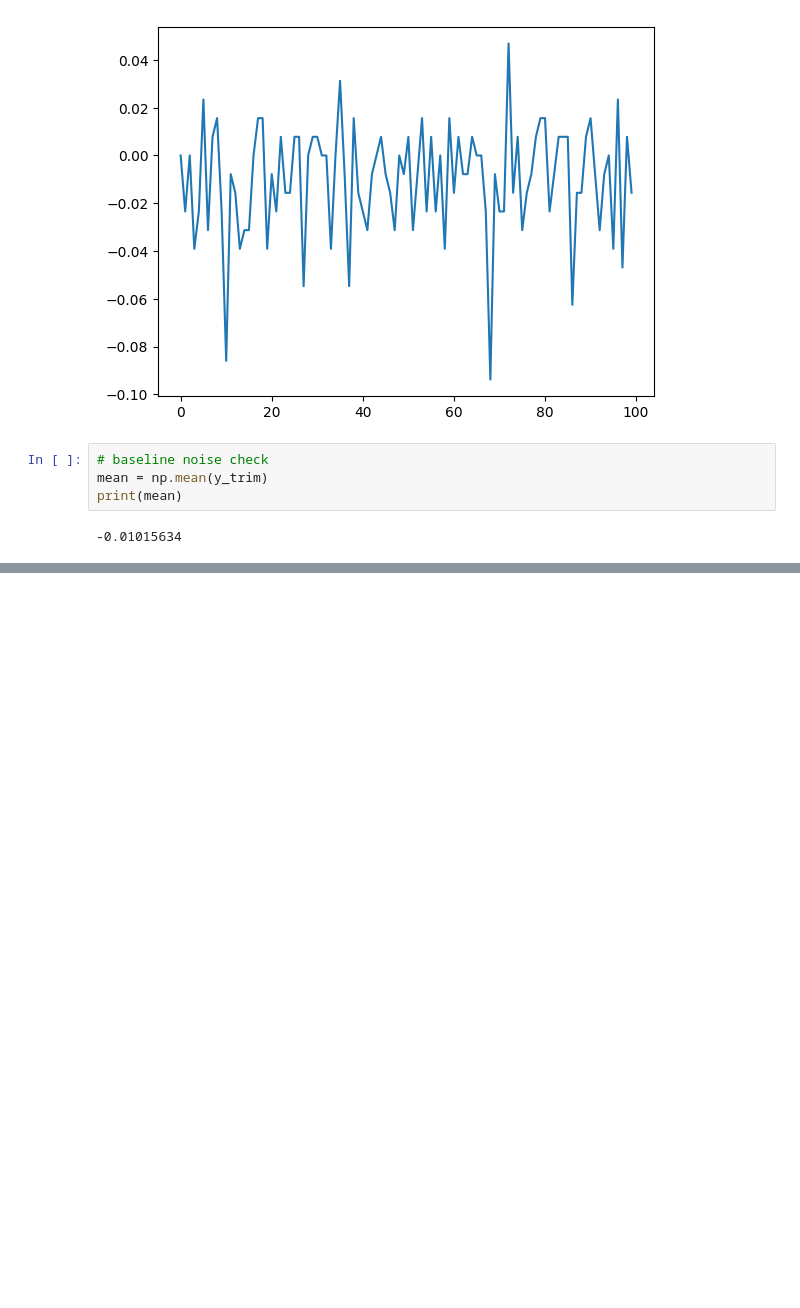
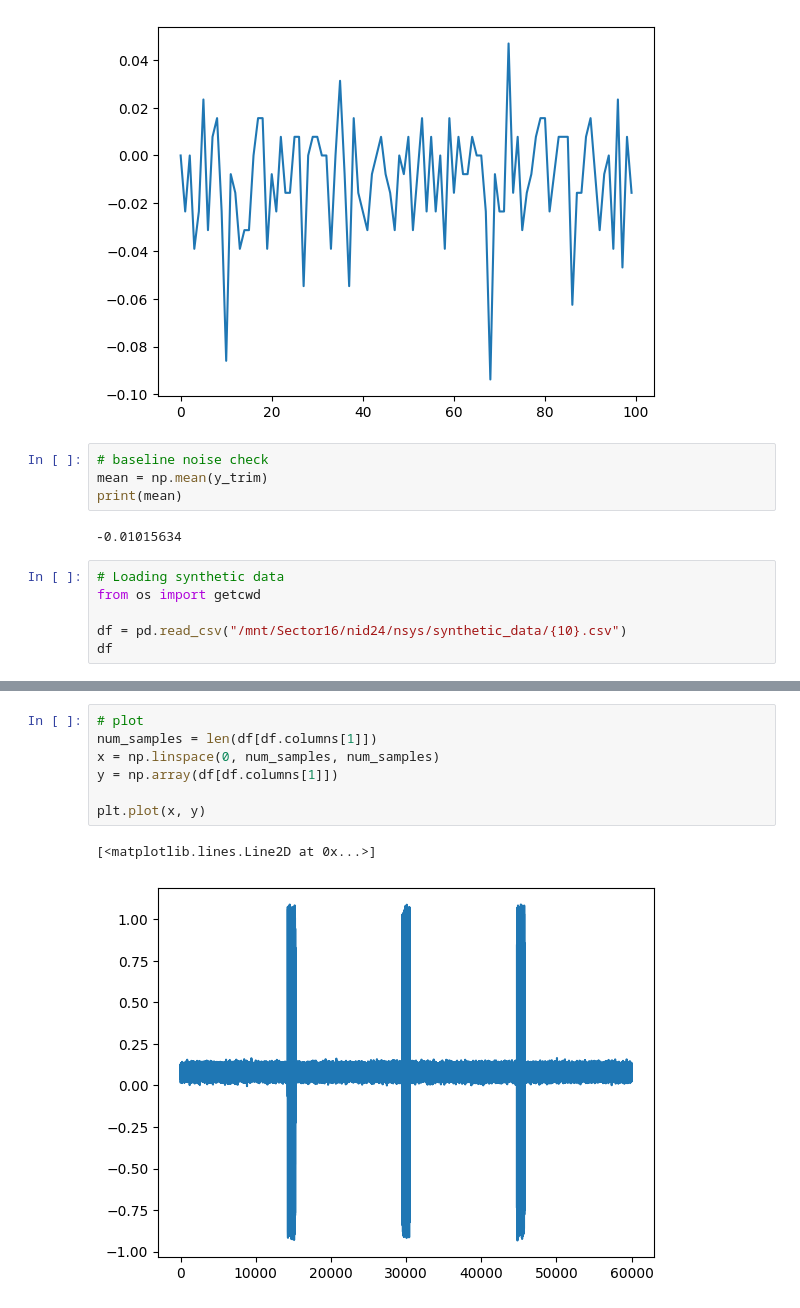
Before and after one commit to Raghav67816/NID-24, a Jupyter notebook: Signals Analysis.ipynb, the cells around one changed output, grey strips where cells are left out. Cells and saved outputs as stored; diff of their text form; blank space fills up the shorter version.

Commit message:
added synthetic emg signals generator

```diff
--- a/Signals Analysis.ipynb
+++ b/Signals Analysis.ipynb
@@ -55,3 +55,9 @@ mean = np.mean(y_trim)
 print(mean)
 # %% [output]
 -0.01015634
+# %%
+# Loading synthetic data
+from os import getcwd
+
+df = pd.read_csv("/mnt/Sector16/nid24/nsys/synthetic_data/{10}.csv")
+df
@@ -57,0 +78,10 @@ print(mean)
+# %%
+# plot
+num_samples = len(df[df.columns[1]])
+x = np.linspace(0, num_samples, num_samples)
+y = np.array(df[df.columns[1]])
+
+plt.plot(x, y)
+# %% [output]
+[<matplotlib.lines.Line2D at 0x...>]
+[figure, added]
```
Also changed, not shown: parts of 1 cell of this notebook, 13 other files.
